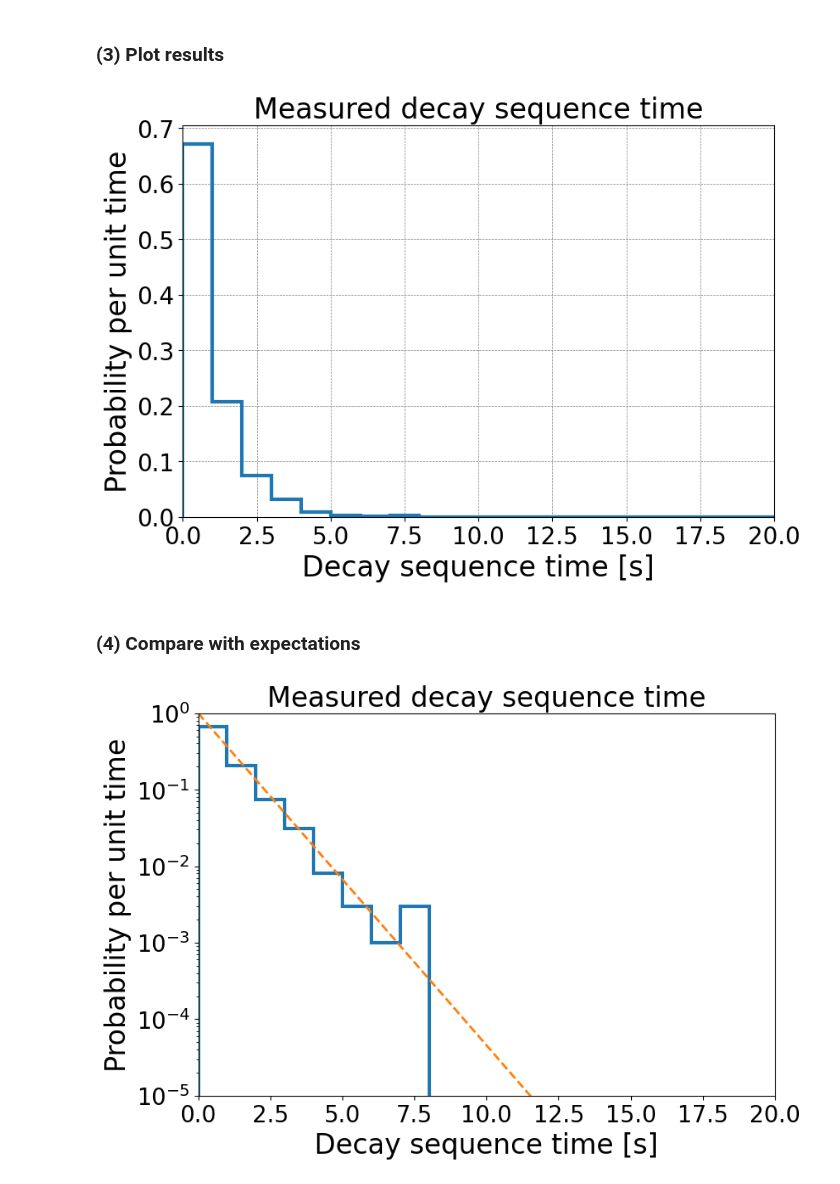
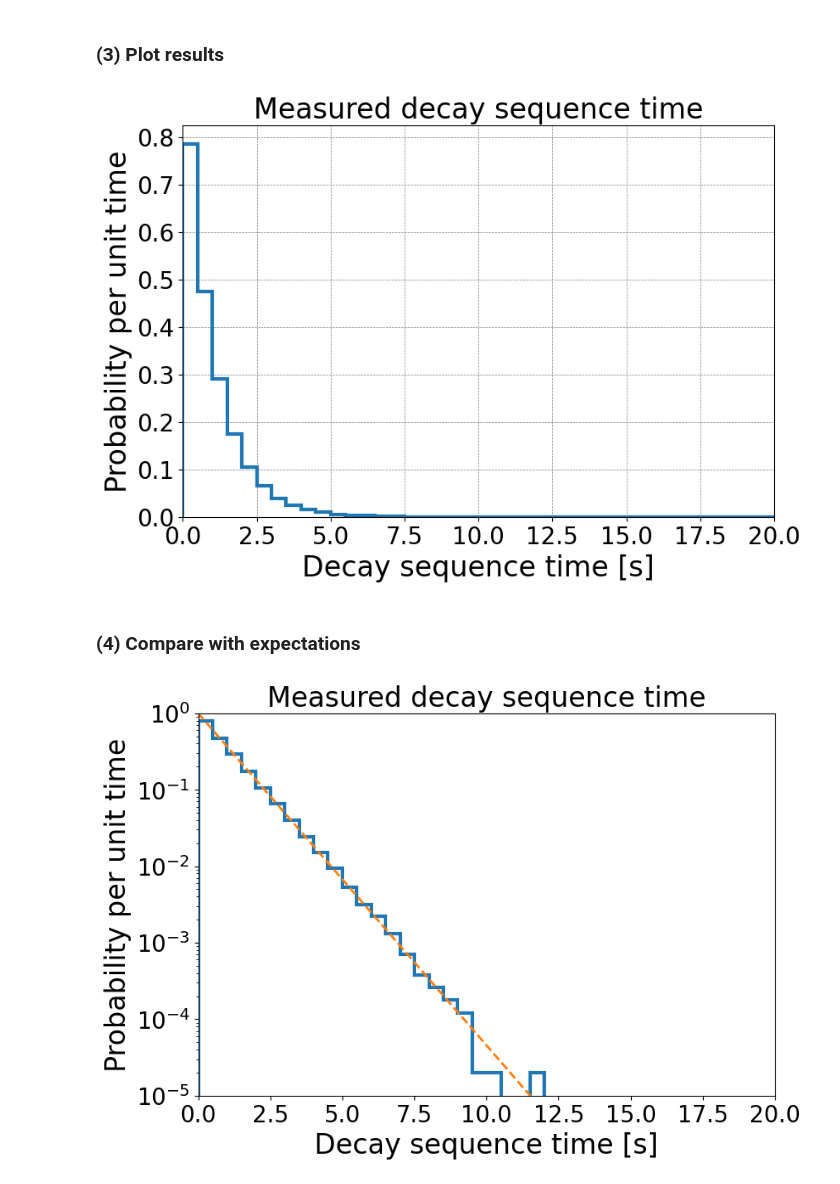
Before and after one commit to zarnecki/SAED, a Jupyter notebook: 03_Distributions/03_gamma.ipynb, the cells around one changed output. Cells and saved outputs as stored; diff of their text form; code cells hidden in the pictures.

```diff
--- a/03_Distributions/03_gamma.ipynb
+++ b/03_Distributions/03_gamma.ipynb
@@ -12,16 +12,14 @@ import matplotlib.pyplot as plt
 # Generate given number of decays and return total time
 
 def nDecTime(ndec,tmean):
-    ttot = 0
     t1 = np.random.exponential(tmean,ndec)   # generate ndec decay times in one call
-    ttot = np.sum(t1)
-    return ttot
+    return np.sum(t1)
 # %% [markdown]
 ### (2) Run multiple experiments
 # %%
 # Number of decay sequences to measure
 
-Ntry = 1000
+Ntry = 100000
 
 # Number of decays required in one sequence
 
@@ -44,29 +42,29 @@ for i in  range(Ntry):
 # %%
 # Hiostogram range
 
 tmax = 20.  # maximum time
-Nbin = 20   # number of bins
+Nbin = 40   # number of bins
 
 # Plot histogram
 
 plt.figure(figsize=(9, 6))
 
 plt.hist(exp_data,bins=Nbin, range=[0.,tmax], density=True, log=False, histtype='step',linewidth=3)
 
 plt.xlabel('Decay sequence time [s]',size=24)
 plt.ylabel('Probability per unit time',size=24)
 plt.xticks(fontsize=20)
 plt.yticks(fontsize=20)
 plt.title("Measured decay sequence time",size=24)
 plt.xlim([0.,tmax])
 plt.grid(which='major', axis='both',color='gray', linestyle='--', linewidth=0.5)
 
 fname = '03_gamma_'+str(Ndec)+'.png'
 plt.savefig(fname)
 
 plt.show()
 # %% [output]
-[figure, old version]
+[figure, new version]
 # %% [markdown]
 ### (4) Compare with expectations
 # %%
@@ -99,4 +97,4 @@ plt.savefig(fname)
 
 plt.show()
 # %% [output]
-[figure, old version]
+[figure, new version]
```
Also changed, not shown: 1 other file.
